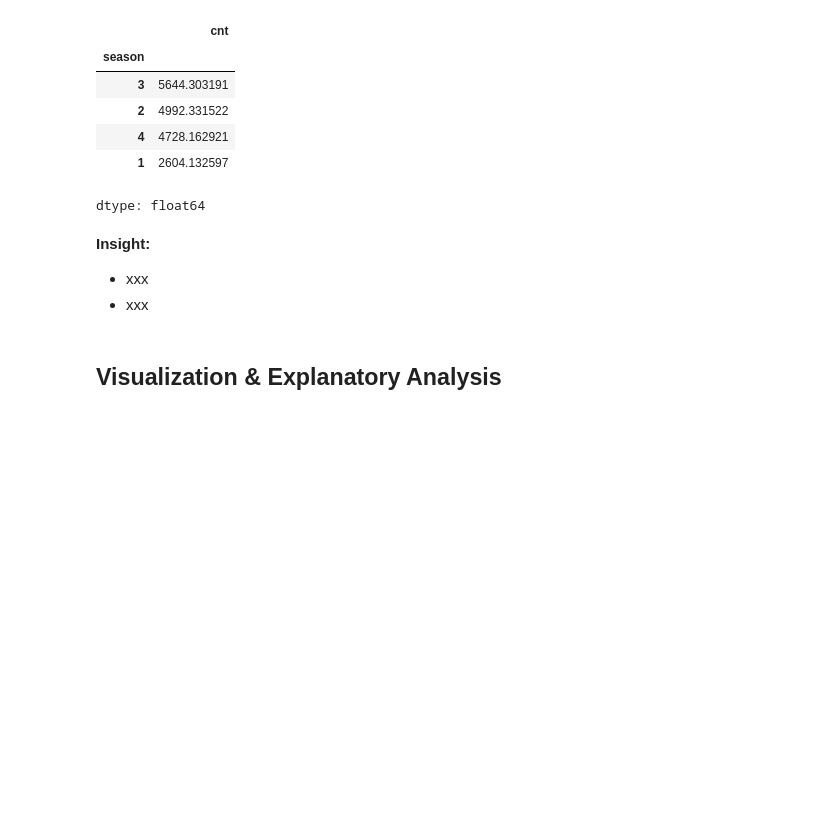
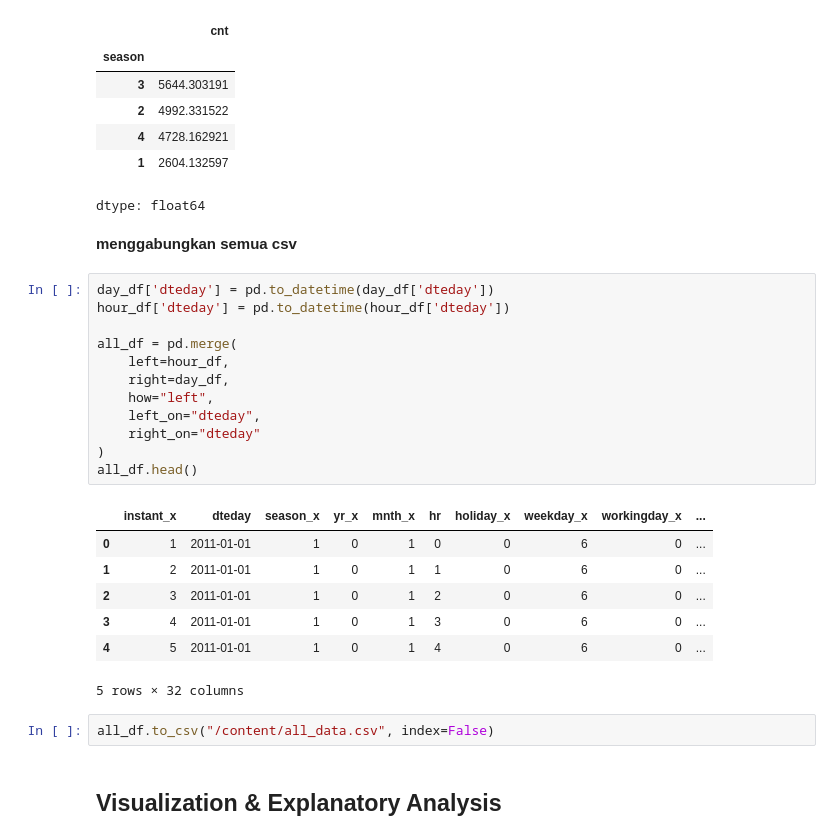
Before and after one commit to SaukiFutaki/streamlit-py, a Jupyter notebook: Submission_Proyek_Analisis_Data.ipynb, the cells around one changed output. Drawn from its saved outputs; the diff is of its cells as text; blank space fills up the shorter version.

```diff
--- a/Submission_Proyek_Analisis_Data.ipynb
+++ b/Submission_Proyek_Analisis_Data.ipynb
@@ -101,10 +107,30 @@ day_df.groupby("season")["cnt"].mean().sort_values(ascending=False)
 | 4 | 4728.162921 |
 | 1 | 2604.132597 |
 dtype: float64
-# %% [markdown]
-**Insight:**
-- xxx
-- xxx
+# %% [markdown]
+**menggabungkan semua csv**
+# %%
+day_df['dteday'] = pd.to_datetime(day_df['dteday'])
+hour_df['dteday'] = pd.to_datetime(hour_df['dteday'])
+
+all_df = pd.merge(
+    left=hour_df,
+    right=day_df,
+    how="left",
+    left_on="dteday",
+    right_on="dteday"
+)
+all_df.head()
+# %% [output]
+|  | instant_x | dteday | season_x | yr_x | mnth_x | hr | holiday_x | weekday_x | workingday_x | ... |
+| 0 | 1 | 2011-01-01 | 1 | 0 | 1 | 0 | 0 | 6 | 0 | ... |
+| 1 | 2 | 2011-01-01 | 1 | 0 | 1 | 1 | 0 | 6 | 0 | ... |
+| 2 | 3 | 2011-01-01 | 1 | 0 | 1 | 2 | 0 | 6 | 0 | ... |
+| 3 | 4 | 2011-01-01 | 1 | 0 | 1 | 3 | 0 | 6 | 0 | ... |
+| 4 | 5 | 2011-01-01 | 1 | 0 | 1 | 4 | 0 | 6 | 0 | ... |
+5 rows × 32 columns
+# %%
+all_df.to_csv("/content/all_data.csv", index=False)
 # %% [markdown]
 ## Visualization & Explanatory Analysis
 # %% [markdown]
```
Also changed, not shown: parts of 1 cell of this notebook, 1 other file.
